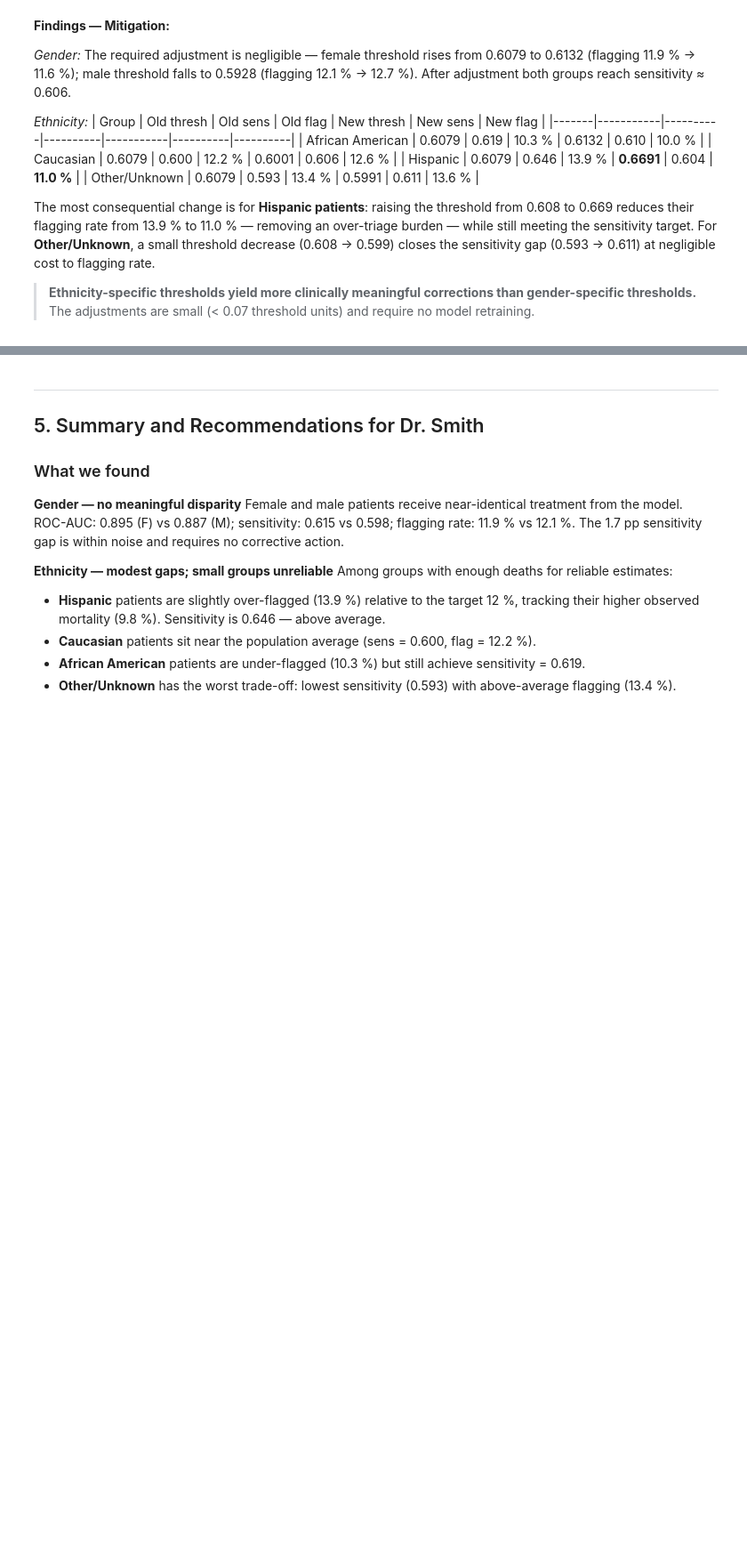
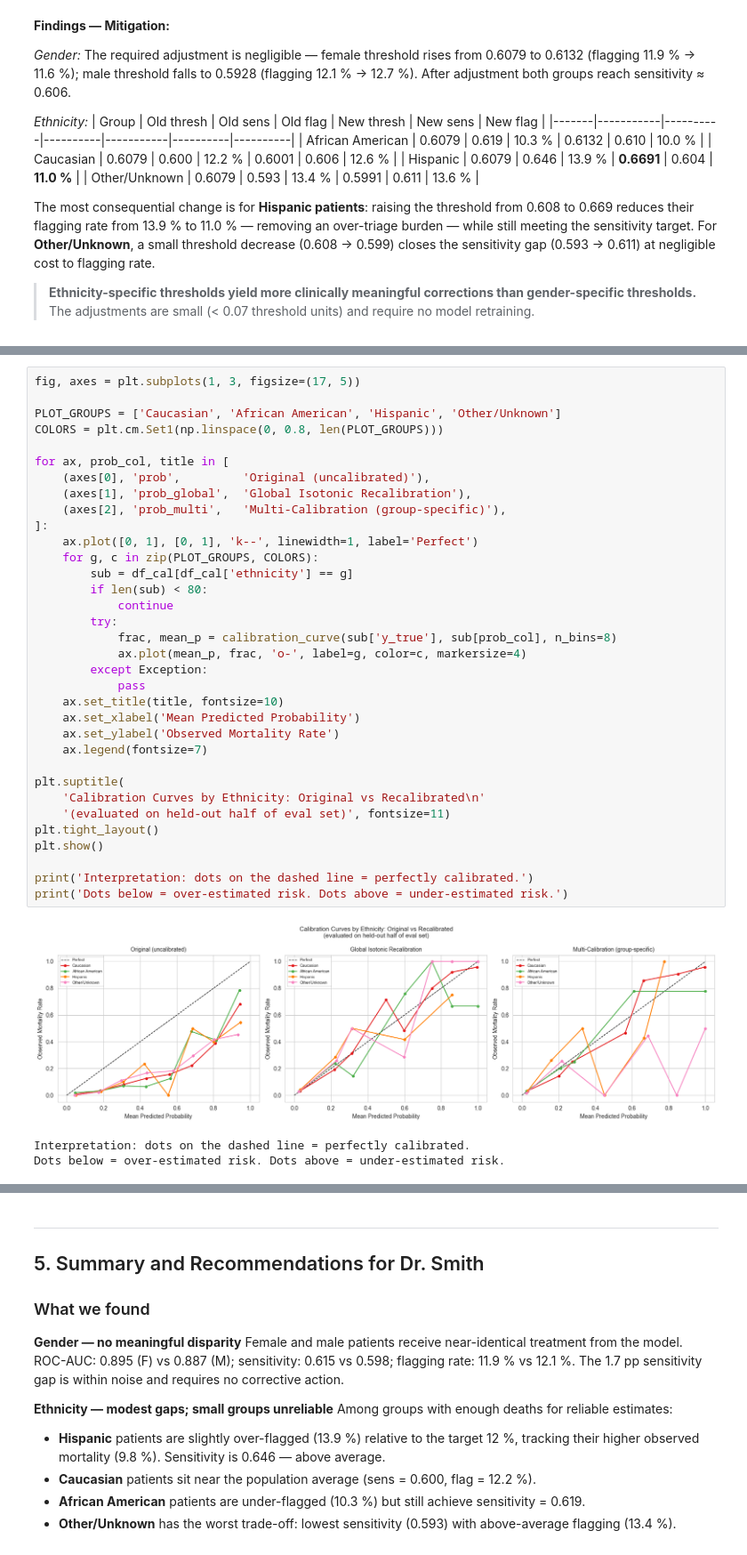
Before and after one commit to SwaneGhost/MedicalRiskModel, a Jupyter notebook: notebooks/06_meeting6.ipynb, the cells around one changed output, grey strips where cells are left out. Shown at 89% size. Saved outputs shown, nothing was run; the diff lists cells and outputs as text; blank space fills up the shorter version.

```diff
--- a/notebooks/06_meeting6.ipynb
+++ b/notebooks/06_meeting6.ipynb
@@ -858,0 +942,38 @@ deserves to have their high-risk individuals identified at the same rate.
+# %%
+fig, axes = plt.subplots(1, 3, figsize=(17, 5))
+
+PLOT_GROUPS = ['Caucasian', 'African American', 'Hispanic', 'Other/Unknown']
+COLORS = plt.cm.Set1(np.linspace(0, 0.8, len(PLOT_GROUPS)))
+
+for ax, prob_col, title in [
+    (axes[0], 'prob',         'Original (uncalibrated)'),
+    (axes[1], 'prob_global',  'Global Isotonic Recalibration'),
+    (axes[2], 'prob_multi',   'Multi-Calibration (group-specific)'),
+]:
+    ax.plot([0, 1], [0, 1], 'k--', linewidth=1, label='Perfect')
+    for g, c in zip(PLOT_GROUPS, COLORS):
+        sub = df_cal[df_cal['ethnicity'] == g]
+        if len(sub) < 80:
+            continue
+        try:
+            frac, mean_p = calibration_curve(sub['y_true'], sub[prob_col], n_bins=8)
+            ax.plot(mean_p, frac, 'o-', label=g, color=c, markersize=4)
+        except Exception:
+            pass
+    ax.set_title(title, fontsize=10)
+    ax.set_xlabel('Mean Predicted Probability')
+    ax.set_ylabel('Observed Mortality Rate')
+    ax.legend(fontsize=7)
+
+plt.suptitle(
+    'Calibration Curves by Ethnicity: Original vs Recalibrated\n'
+    '(evaluated on held-out half of eval set)', fontsize=11)
+plt.tight_layout()
+plt.show()
+
+print('Interpretation: dots on the dashed line = perfectly calibrated.')
+print('Dots below = over-estimated risk. Dots above = under-estimated risk.')
+# %% [output]
+[figure, added]
+Interpretation: dots on the dashed line = perfectly calibrated.
+Dots below = over-estimated risk. Dots above = under-estimated risk.
```
Also changed, not shown: parts of 8 cells of this notebook, 1 other file.
